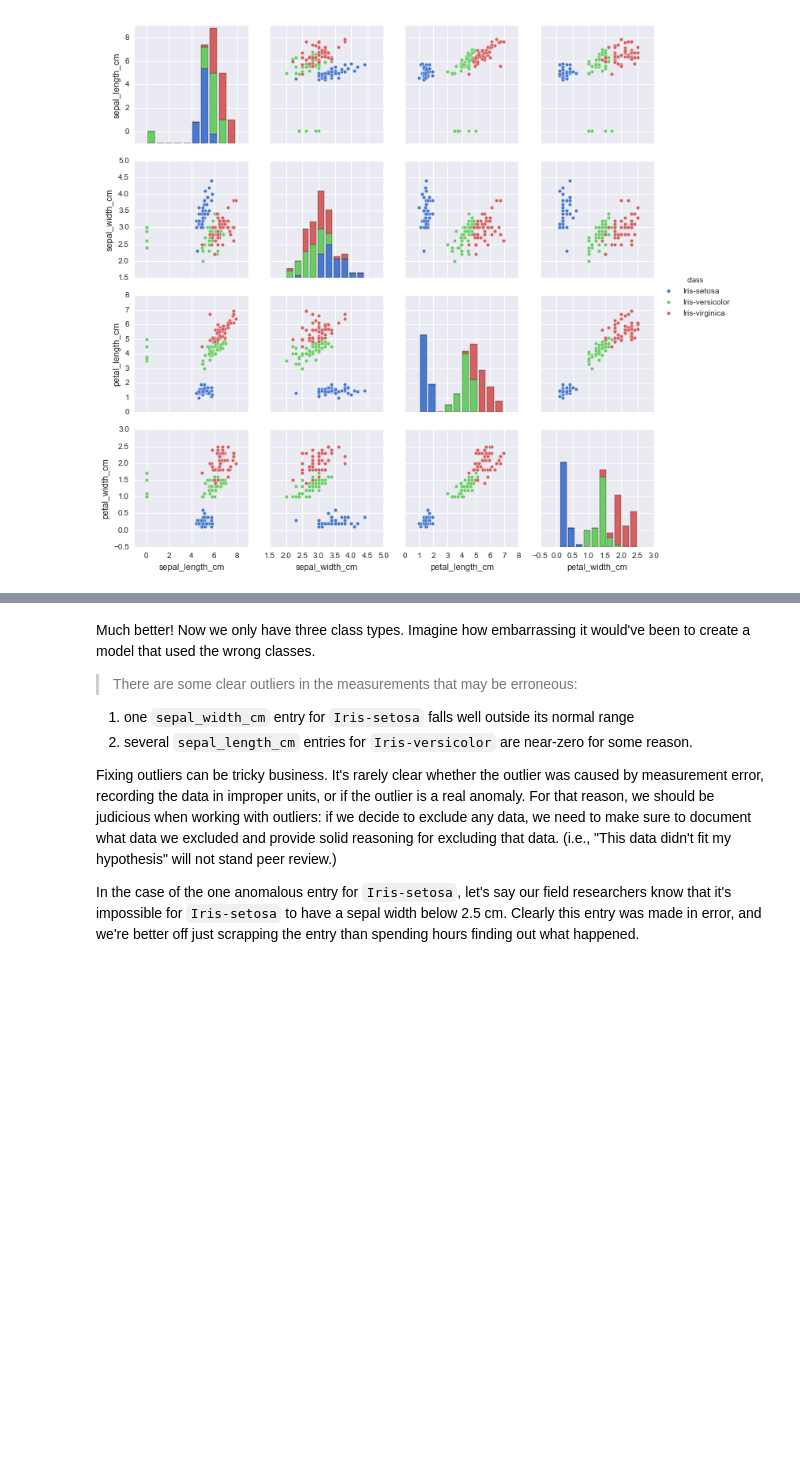
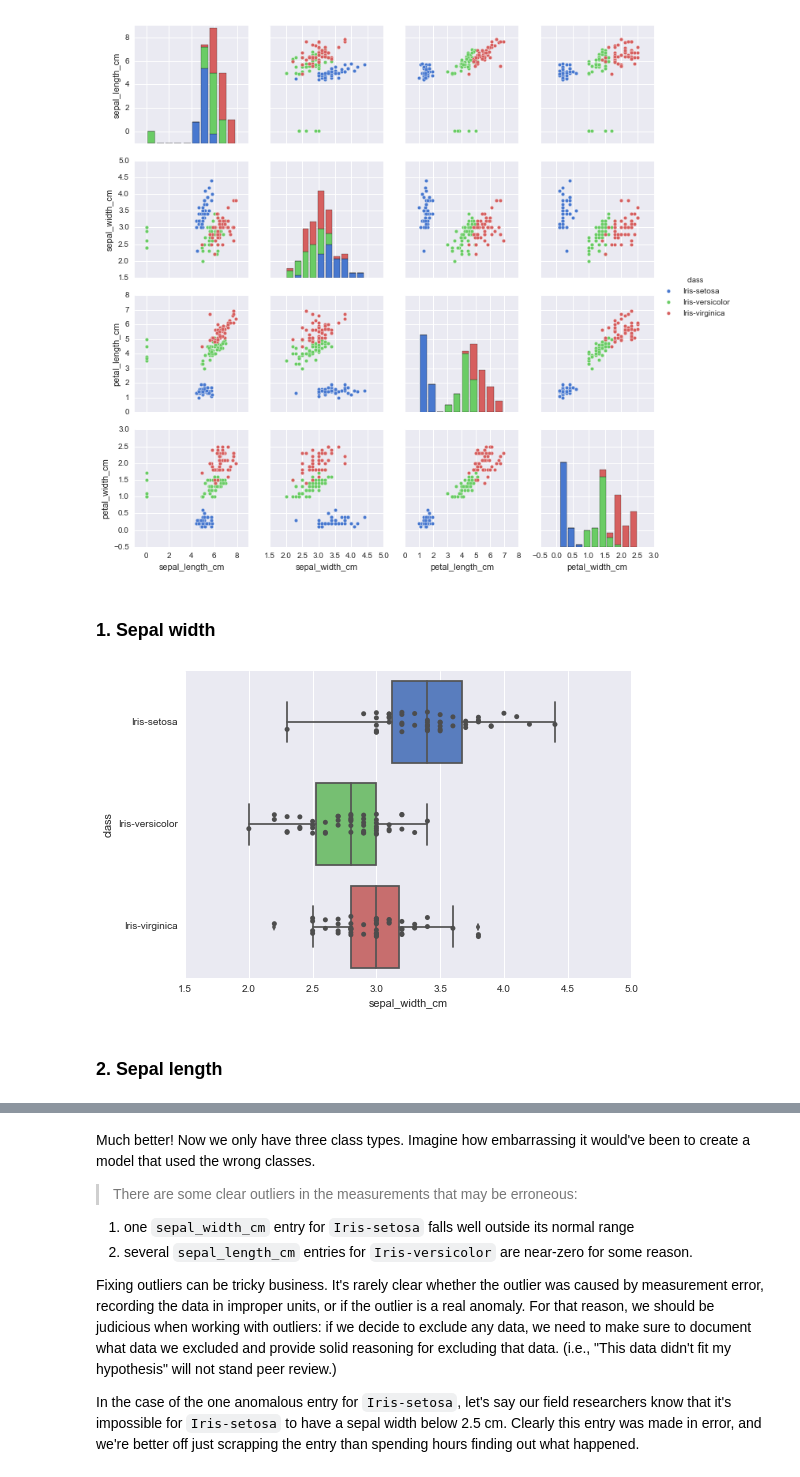
Before and after one commit to kcbighuge/misc-python, a Jupyter notebook: example-ml-notebook-rhiever.ipynb, the cells around one changed output, grey strips where cells are left out. Drawn from its saved outputs; the diff is of its cells as text; code cells hidden in the pictures; blank space fills up the shorter version.

```diff
--- a/example-ml-notebook-rhiever.ipynb
+++ b/example-ml-notebook-rhiever.ipynb
@@ -368,6 +387,16 @@ sb.set_style("darkgrid")
 sb.pairplot(iris_data.dropna(), hue='class');
 # %% [output]
 [figure]
+# %% [markdown]
+### 1. Sepal width
+# %%
+ax = sb.boxplot(x='sepal_width_cm', y='class', data=iris_data)
+sb.stripplot(x='sepal_width_cm', y='class', data=iris_data, jitter=True, size=5, color='.3', linewidth=0)
+sb.despine(trim=True)
+# %% [output]
+[figure, added]
+# %% [markdown]
+### 2. Sepal length
 # %%
 ax = sb.boxplot(x='sepal_length_cm', y='class', data=iris_data)
 sb.stripplot(x='sepal_length_cm', y='class', data=iris_data, jitter=True, size=5, color='.3', linewidth=0)
```
Also changed, not shown: parts of 25 cells of this notebook, 1 other file.
